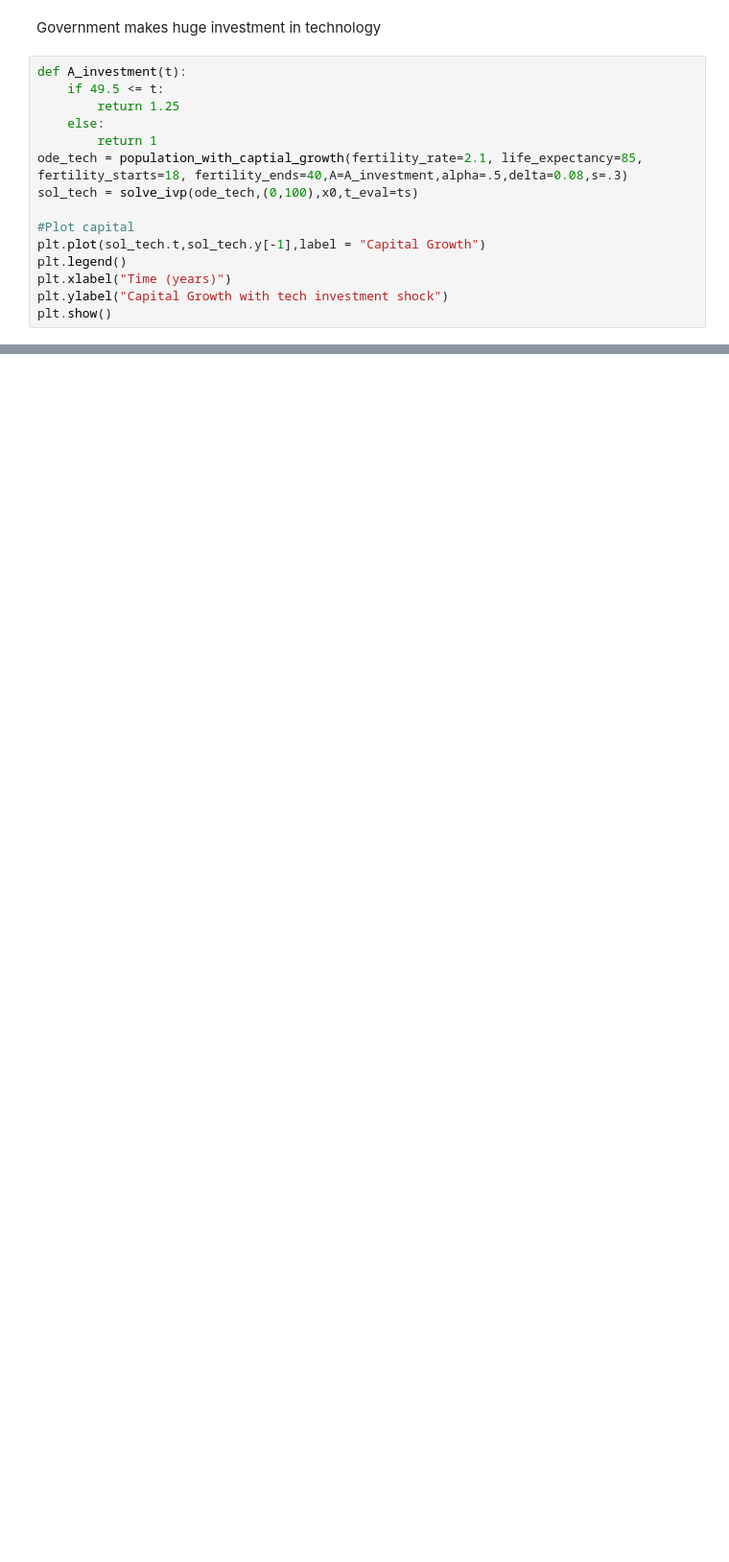
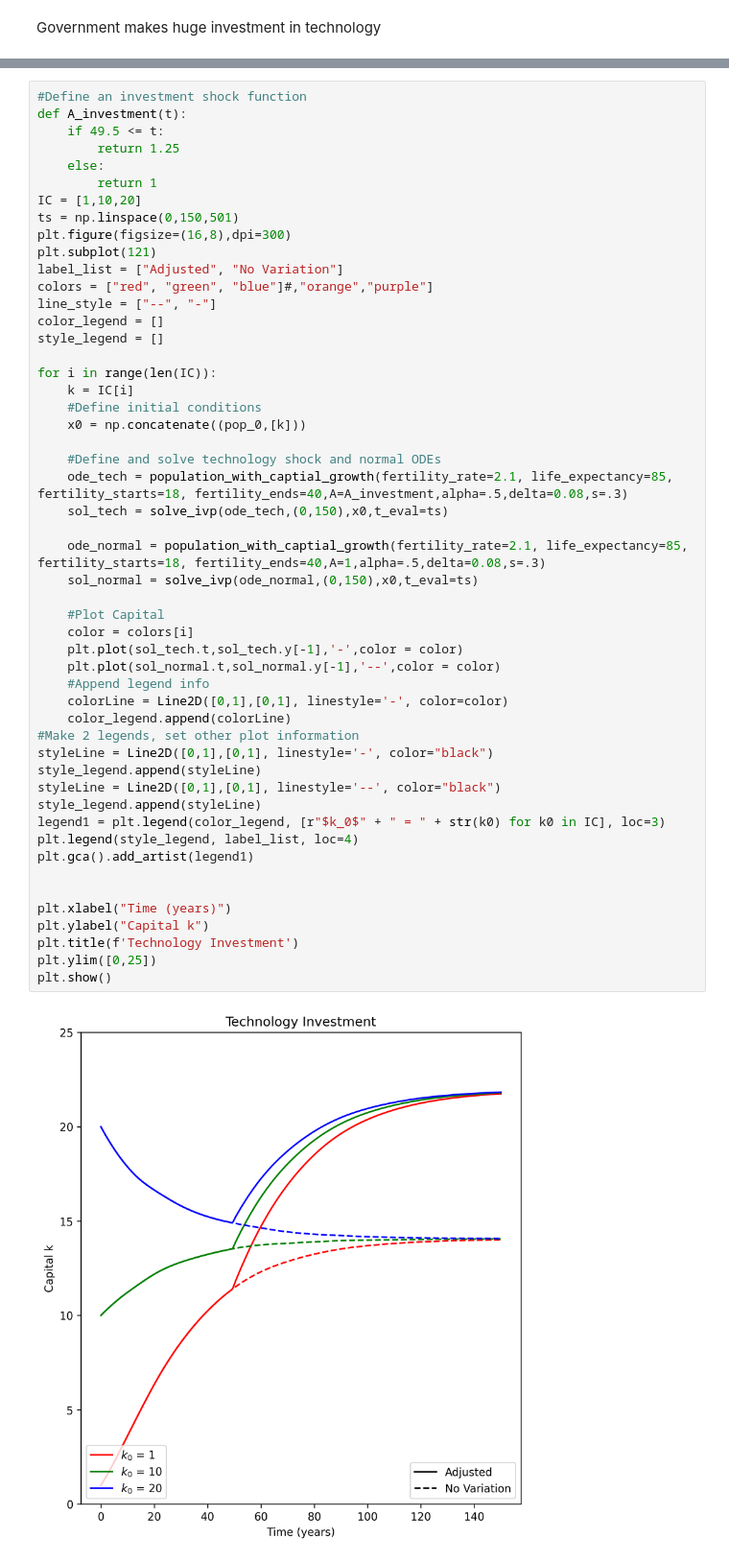
Before and after one commit to addmelo/volume4-project, a Jupyter notebook: Tyler Code.ipynb, the cells around one changed output, grey strips where cells are left out. Shown: that part at 96% size. Drawn from its saved outputs; the diff is of its cells as text; blank space fills up the shorter version.

```diff
--- a/Tyler Code.ipynb
+++ b/Tyler Code.ipynb
@@ -252,17 +301,2 @@ plt.show()
 # %% [markdown]
 Government makes huge investment in technology
-# %%
-def A_investment(t):
-    if 49.5 <= t:
-        return 1.25
-    else:
-        return 1
-ode_tech = population_with_captial_growth(fertility_rate=2.1, life_expectancy=85, fertility_starts=18, fertility_ends=40,A=A_investment,alpha=.5,delta=0.08,s=.3)
-sol_tech = solve_ivp(ode_tech,(0,100),x0,t_eval=ts)
-
-#Plot capital
-plt.plot(sol_tech.t,sol_tech.y[-1],label = "Capital Growth")
-plt.legend()
-plt.xlabel("Time (years)")
-plt.ylabel("Capital Growth with tech investment shock")
-plt.show()
@@ -293,0 +303,53 @@ plt.show()
+# %%
+#Define an investment shock function
+def A_investment(t):
+    if 49.5 <= t:
+        return 1.25
+    else:
+        return 1
+IC = [1,10,20]
+ts = np.linspace(0,150,501)
+plt.figure(figsize=(16,8),dpi=300)
+plt.subplot(121)
+label_list = ["Adjusted", "No Variation"]
+colors = ["red", "green", "blue"]#,"orange","purple"]
+line_style = ["--", "-"]
+color_legend = []
+style_legend = []
+
+for i in range(len(IC)):
+    k = IC[i]
+    #Define initial conditions
+    x0 = np.concatenate((pop_0,[k]))
+
+    #Define and solve technology shock and normal ODEs
+    ode_tech = population_with_captial_growth(fertility_rate=2.1, life_expectancy=85, fertility_starts=18, fertility_ends=40,A=A_investment,alpha=.5,delta=0.08,s=.3)
+    sol_tech = solve_ivp(ode_tech,(0,150),x0,t_eval=ts)
+
+    ode_normal = population_with_captial_growth(fertility_rate=2.1, life_expectancy=85, fertility_starts=18, fertility_ends=40,A=1,alpha=.5,delta=0.08,s=.3)
+    sol_normal = solve_ivp(ode_normal,(0,150),x0,t_eval=ts)
+
+    #Plot Capital
+    color = colors[i]
+    plt.plot(sol_tech.t,sol_tech.y[-1],'-',color = color)
+    plt.plot(sol_normal.t,sol_normal.y[-1],'--',color = color)
+    #Append legend info
+    colorLine = Line2D([0,1],[0,1], linestyle='-', color=color)
+    color_legend.append(colorLine)
+#Make 2 legends, set other plot information
+styleLine = Line2D([0,1],[0,1], linestyle='-', color="black")
+style_legend.append(styleLine)
+styleLine = Line2D([0,1],[0,1], linestyle='--', color="black")
+style_legend.append(styleLine)
+legend1 = plt.legend(color_legend, [r"$k_0$" + " = " + str(k0) for k0 in IC], loc=3)
+plt.legend(style_legend, label_list, loc=4)
+plt.gca().add_artist(legend1)
+
+
+plt.xlabel("Time (years)")
+plt.ylabel("Capital k")
+plt.title(f'Technology Investment')
+plt.ylim([0,25])
+plt.show()
+# %% [output]
+[figure, added]
```
Also changed, not shown: parts of 13 cells of this notebook, 2 other files.
